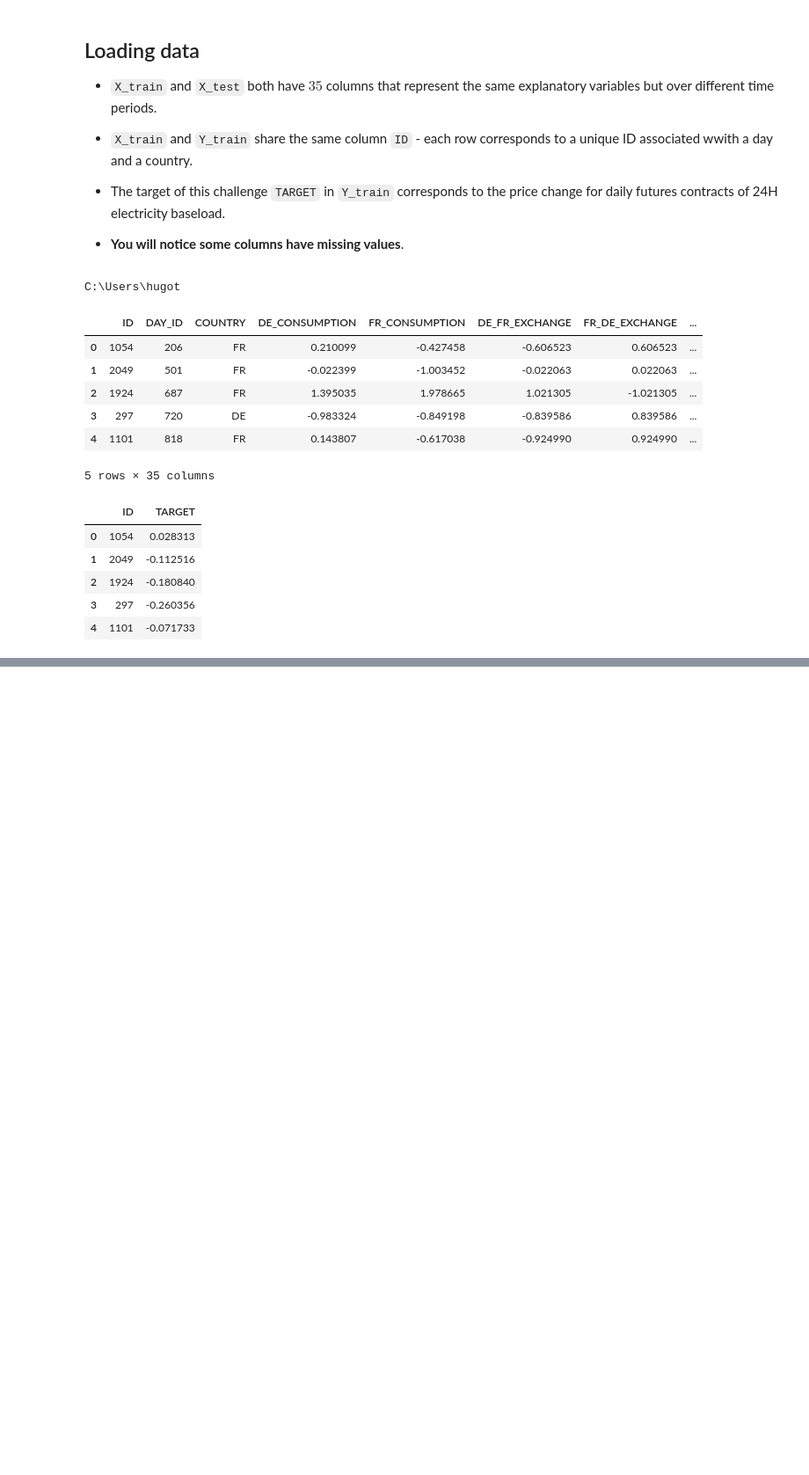
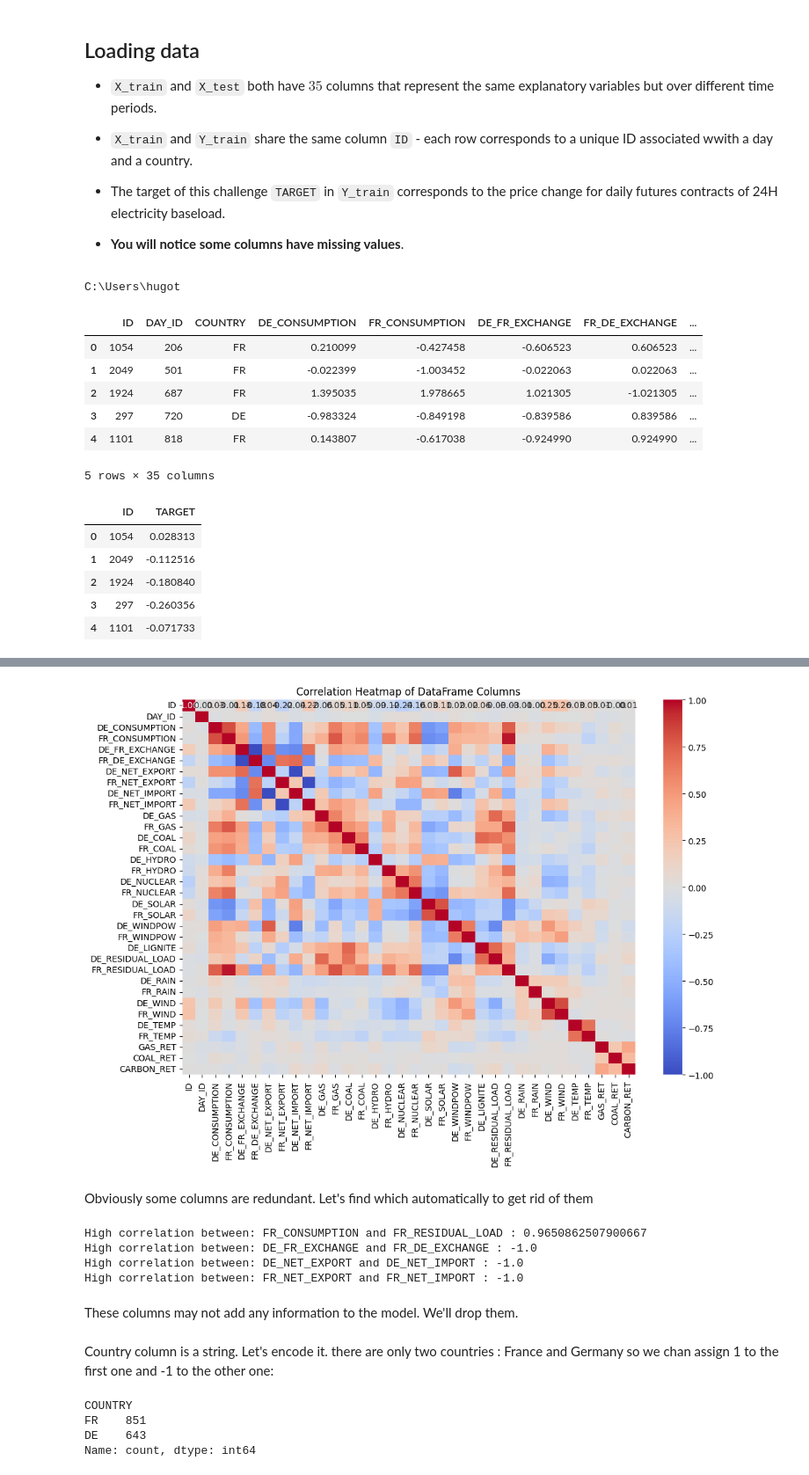
Before and after one commit to hugothevenet/EL_project, a Jupyter notebook: notebooks/main_notebook.ipynb, the cells around one changed output, grey strips where cells are left out. Shown: that part at 88% size. Cells and saved outputs as stored; diff of their text form; code cells hidden in the pictures; blank space fills up the shorter version.

Commit message:
preprocess, some models, benchmark implementation

```diff
--- a/notebooks/main_notebook.ipynb
+++ b/notebooks/main_notebook.ipynb
@@ -122,0 +72,44 @@ After submitting this benchmark_qrt.csv file at https://challengedata.ens.fr, we
+# %%
+import seaborn as sns
+import matplotlib.pyplot as plt
+
+# Compute the correlation matrix
+correlation_matrix = X_train.drop("COUNTRY", axis = 1).corr()
+
+# Create a heatmap
+plt.figure(figsize=(12, 8))
+sns.heatmap(correlation_matrix, annot=True, cmap='coolwarm', fmt=".2f")
+plt.title('Correlation Heatmap of DataFrame Columns')
+plt.show()
+# %% [output]
+[figure, added]
+# %% [markdown]
+Obviously some columns are redundant.
+Let's find which automatically to get rid of them
+# %%
+threshold = 0.95
+
+high_corr_pairs = []
+for i in range(len(correlation_matrix.columns)):
+    for j in range(i+1, len(correlation_matrix.columns)):
+        if abs(correlation_matrix.iloc[i, j]) > threshold:
+            high_corr_pairs.append((correlation_matrix.columns[i], correlation_matrix.columns[j], correlation_matrix.iloc[i, j]))
+
+for pair in high_corr_pairs:
+    print("High correlation between:", pair[0], "and", pair[1], ":", pair[2])
+# %% [output]
+High correlation between: FR_CONSUMPTION and FR_RESIDUAL_LOAD : 0.9650862507900667
+High correlation between: DE_FR_EXCHANGE and FR_DE_EXCHANGE : -1.0
+High correlation between: DE_NET_EXPORT and DE_NET_IMPORT : -1.0
+High correlation between: FR_NET_EXPORT and FR_NET_IMPORT : -1.0
+# %% [markdown]
+These columns may not add any information to the model. We'll drop them.
+# %% [markdown]
+Country column is a string. Let's encode it. there are only two countries : France and Germany so we chan assign 1 to the first one and -1 to the other one:
+# %%
+X_train['COUNTRY'].value_counts()
+# %% [output]
+COUNTRY
+FR    851
+DE    643
+Name: count, dtype: int64
```
Also changed, not shown: parts of 31 cells of this notebook.
